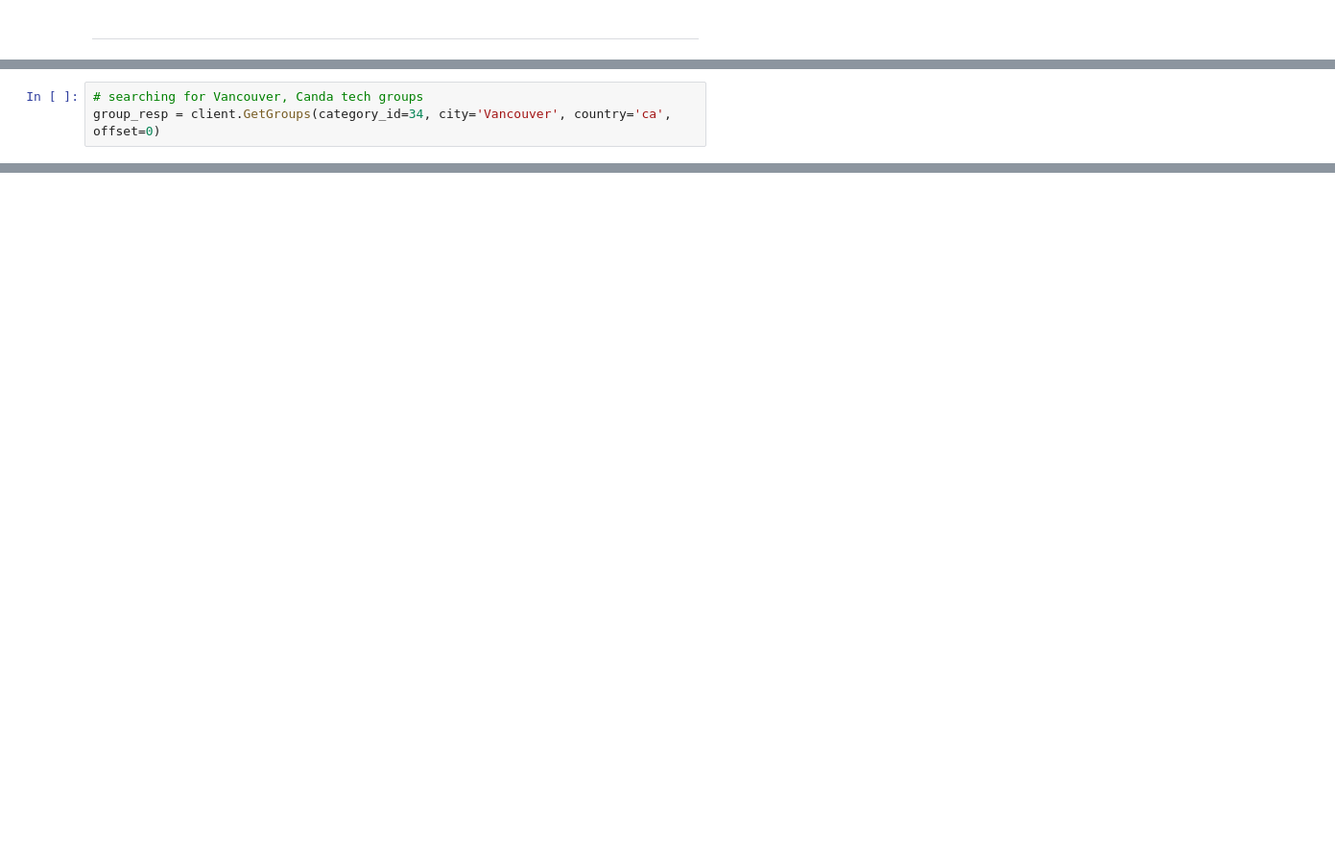
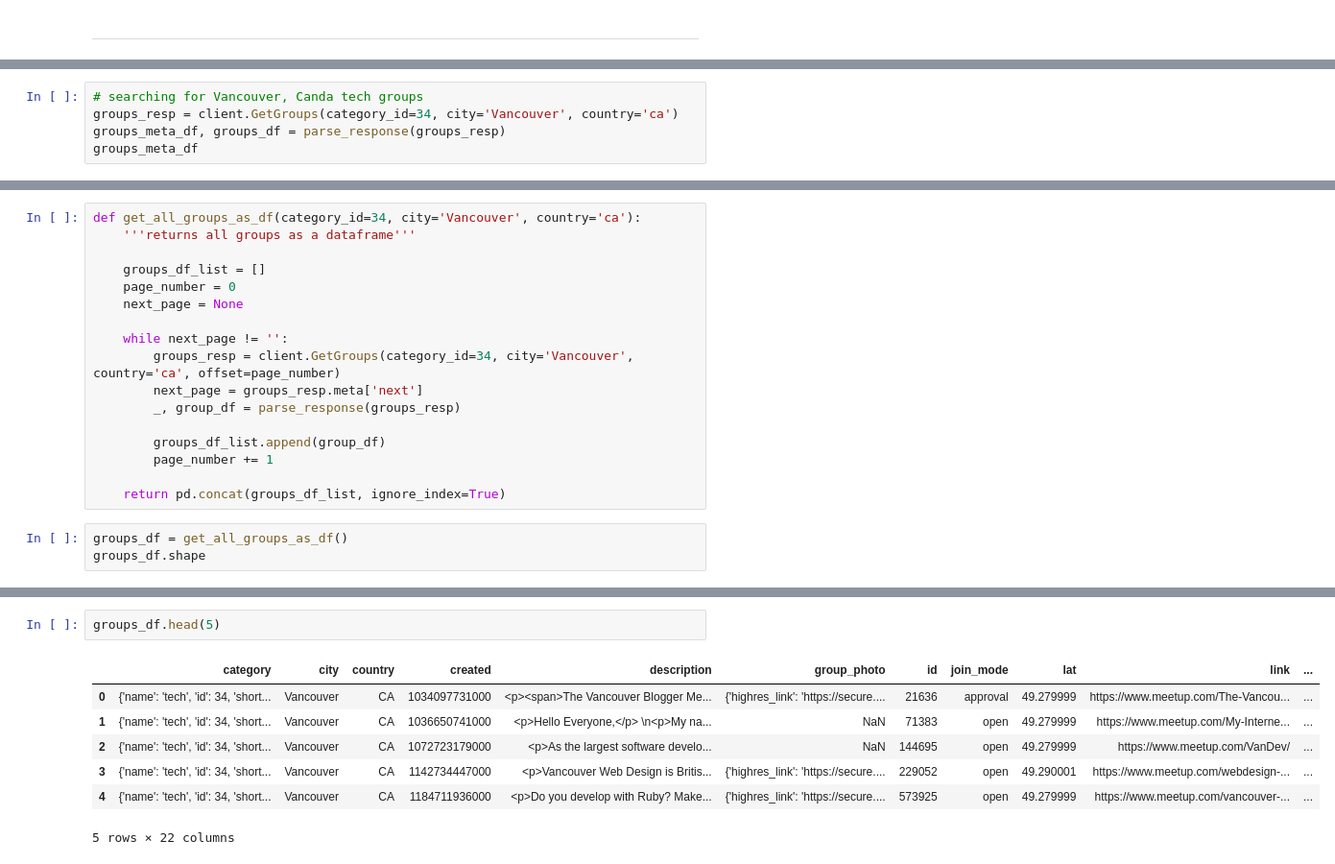
Before and after one commit to johannesgiorgis/ds_challenges, a Jupyter notebook: 01_explore_meetup_api/explore_vancouver_meetups.ipynb, the cells around one changed output, grey strips where cells are left out. Shown: that part at 96% size. Saved outputs shown, nothing was run; the diff lists cells and outputs as text; blank space fills up the shorter version.

```diff
--- a/01_explore_meetup_api/explore_vancouver_meetups.ipynb
+++ b/01_explore_meetup_api/explore_vancouver_meetups.ipynb
@@ -178,5 +228,7 @@ sorted(city_names)
 # %%
 # searching for Vancouver, Canda tech groups
-group_resp = client.GetGroups(category_id=34, city='Vancouver', country='ca', offset=0)
+groups_resp = client.GetGroups(category_id=34, city='Vancouver', country='ca')
+groups_meta_df, groups_df = parse_response(groups_resp)
+groups_meta_df
 # %% [output]
 29/30 (10 seconds remaining)
@@ -217,0 +257,20 @@ group_resp.results[:1]
+# %%
+def get_all_groups_as_df(category_id=34, city='Vancouver', country='ca'):
+    '''returns all groups as a dataframe'''
+
+    groups_df_list = []
+    page_number = 0
+    next_page = None
+
+    while next_page != '':
+        groups_resp = client.GetGroups(category_id=34, city='Vancouver', country='ca', offset=page_number)
+        next_page = groups_resp.meta['next']
+        _, group_df = parse_response(groups_resp)
+
+        groups_df_list.append(group_df)
+        page_number += 1
+
+    return pd.concat(groups_df_list, ignore_index=True)
+# %%
+groups_df = get_all_groups_as_df()
+groups_df.shape
@@ -217,0 +342,10 @@ group_resp.results[:1]
+# %%
+groups_df.head(5)
+# %% [output]
+|  | category | city | country | created | description | group_photo | id | join_mode | lat | link | ... |
+| 0 | {'name': 'tech', 'id': 34, 'short... | Vancouver | CA | 1034097731000 | <p><span>The Vancouver Blogger Me... | {'highres_link': 'https://secure.... | 21636 | approval | 49.279999 | https://www.meetup.com/The-Vancou... | ... |
+| 1 | {'name': 'tech', 'id': 34, 'short... | Vancouver | CA | 1036650741000 | <p>Hello Everyone,</p> \n<p>My na... | NaN | 71383 | open | 49.279999 | https://www.meetup.com/My-Interne... | ... |
+| 2 | {'name': 'tech', 'id': 34, 'short... | Vancouver | CA | 1072723179000 | <p>As the largest software develo... | NaN | 144695 | open | 49.279999 | https://www.meetup.com/VanDev/ | ... |
+| 3 | {'name': 'tech', 'id': 34, 'short... | Vancouver | CA | 1142734447000 | <p>Vancouver Web Design is Britis... | {'highres_link': 'https://secure.... | 229052 | open | 49.290001 | https://www.meetup.com/webdesign-... | ... |
+| 4 | {'name': 'tech', 'id': 34, 'short... | Vancouver | CA | 1184711936000 | <p>Do you develop with Ruby? Make... | {'highres_link': 'https://secure.... | 573925 | open | 49.279999 | https://www.meetup.com/vancouver-... | ... |
+5 rows × 22 columns
```
Also changed, not shown: parts of 48 cells of this notebook.
